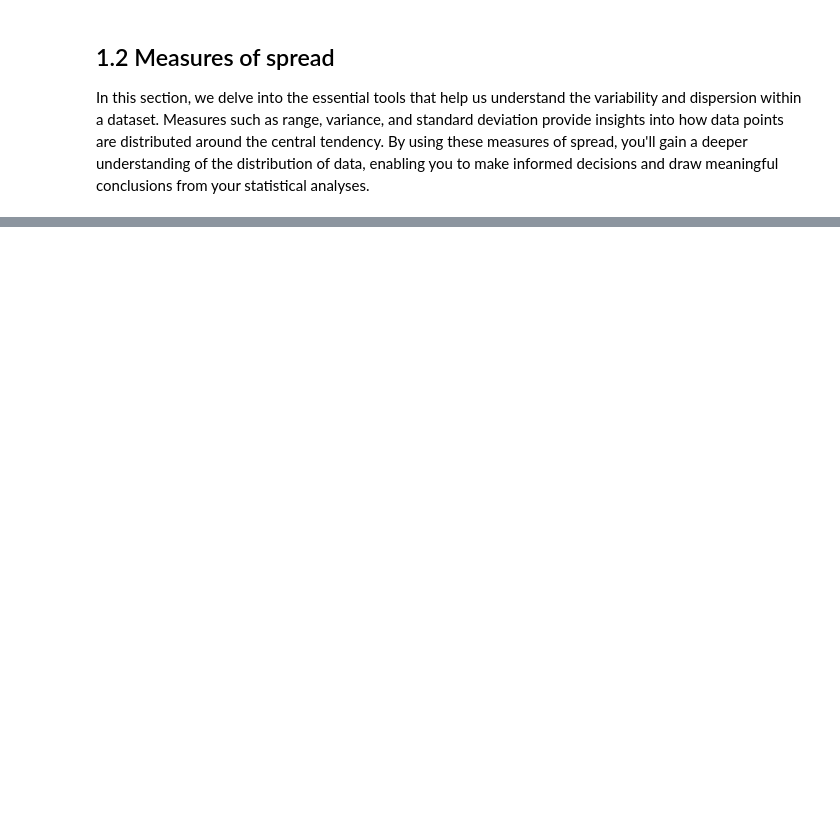
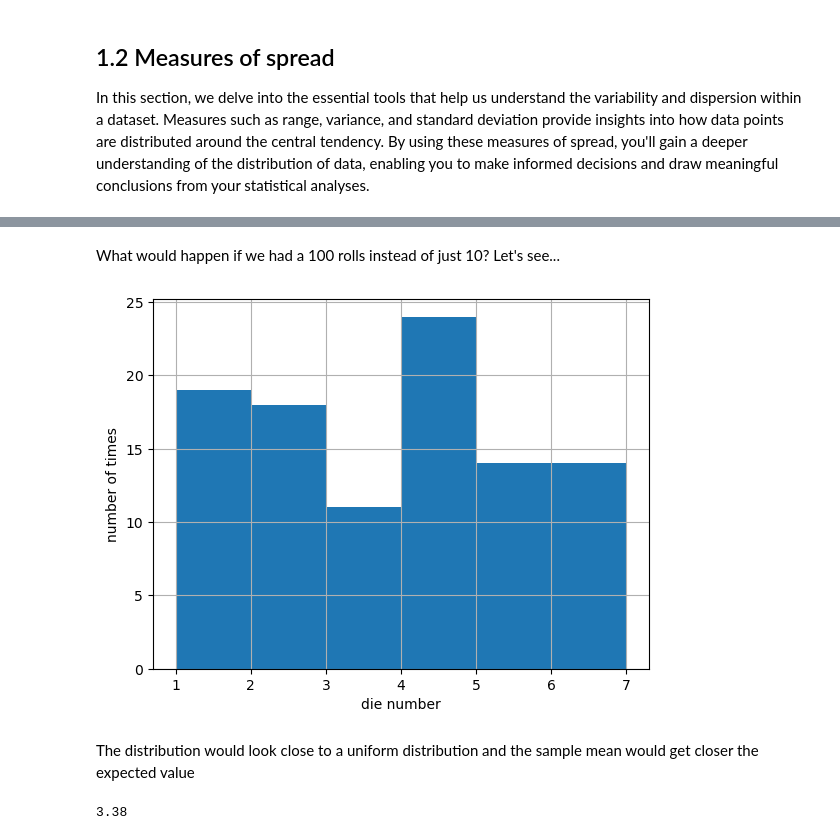
Before and after one commit to estcab00/statistics-python, a Jupyter notebook: Session 1/Introductory Statistics in Python - Session 1.ipynb, the cells around one changed output, grey strips where cells are left out. Drawn from its saved outputs; the diff is of its cells as text; code cells hidden in the pictures; blank space fills up the shorter version.

```diff
--- a/Session 1/Introductory Statistics in Python - Session 1.ipynb
+++ b/Session 1/Introductory Statistics in Python - Session 1.ipynb
@@ -593,0 +833,17 @@ In this section, we delve into the essential tools that help us understand the v
+# %% [markdown]
+What would happen if we had a 100 rolls instead of just 10? Let's see...
+# %%
+rolls_100 = die.sample(100, replace = True)
+
+rolls_100['number'].hist(bins = np.linspace(1, 7, 7))
+plt.ylabel('number of times')
+plt.xlabel('die number')
+plt.show()
+# %% [output]
+[figure, added]
+# %% [markdown]
+The distribution would look close to a uniform distribution and the sample mean would get closer the expected value
+# %%
+np.mean(rolls_100['number'])
+# %% [output]
+3.38
```
Also changed, not shown: parts of 103 cells of this notebook, 1 other file.
